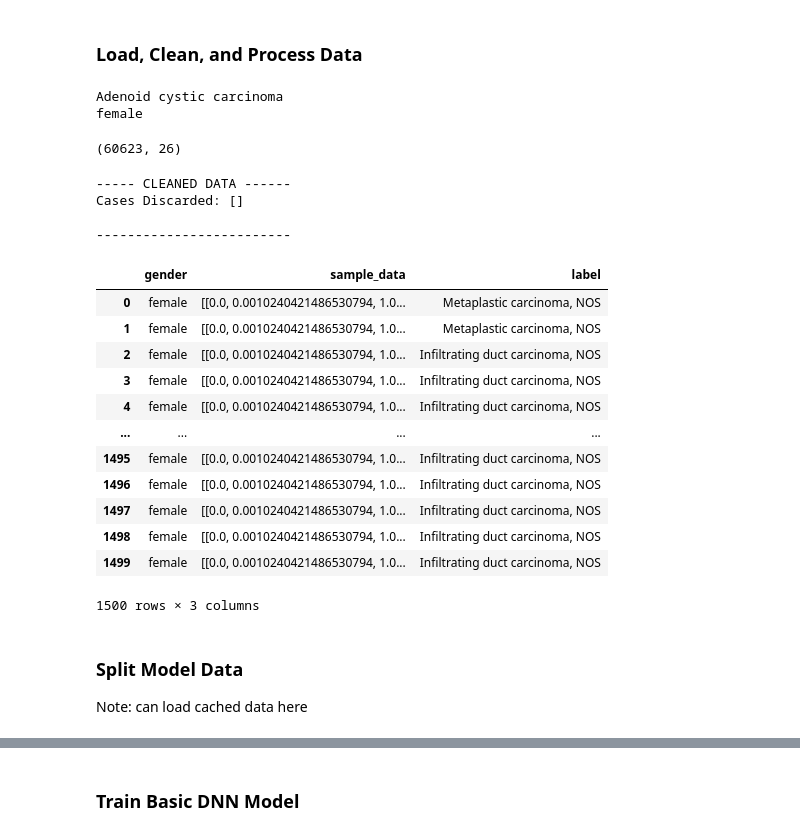
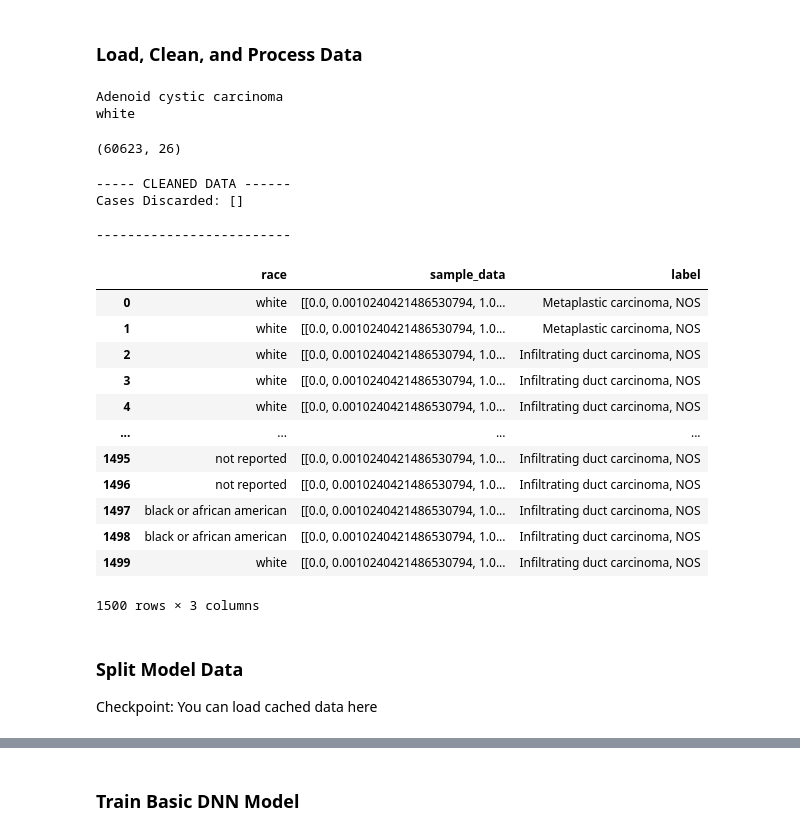
Before and after one commit to jlai03/Transfer-Learning-for-Racial-Sparsity-in-Genomic-Breast-Cancer-Data, a Jupyter notebook: main.ipynb, the cells around one changed output, grey strips where cells are left out. Drawn from its saved outputs; the diff is of its cells as text; code cells hidden in the pictures.

```diff
--- a/main.ipynb
+++ b/main.ipynb
@@ -43,9 +43,9 @@ df
 # %%
 # Map Case ID to Primary Diagnosis and Gender
 case_info = {}
-label_df = pd.read_csv("data/processed_labels/clinical.tsv", sep='\t')[["case_id", "gender", "primary_diagnosis"]]
+label_df = pd.read_csv("data/processed_labels/clinical.tsv", sep='\t')[["case_id", "race", "primary_diagnosis"]]
 for i, row in label_df.iterrows():
-    case_info[row.case_id] = {"gender": row.gender, "primary_diagnosis": row.primary_diagnosis}
+    case_info[row.case_id] = {"race": row.race, "primary_diagnosis": row.primary_diagnosis}
 # %%
 # FUNCTION: Encode Input Data into Numeric Array Data
 #          [note - final array only includes gene length, chromosome num. and CNV]
@@ -79,21 +79,21 @@ case_id = "0045349c-69d9-4306-a403-c9c1fa836644"
 
 
 # Set up Labels, x = matrix(df) and y = prognosis
-gender = case_info[case_id]["gender"]
+race = case_info[case_id]["race"]
 x = encode_data(datapath)
 y = case_info[case_id]["primary_diagnosis"]
 
 print(y)
-print(gender)
+print(race)
 
 np.shape(x)
 # %% [output]
 Adenoid cystic carcinoma
-female
+white
 (60623, 26)
 # %%
 # Encode All Processed Data
-gender_list = []
+race_list = []
 x_list = []
 y_list = []
 
@@ -102,53 +102,53 @@ cases_discarded = []
 
 for case_id in tqdm(os.listdir("data/processed_data")):
     # CLEAN DATA: Discard data pt.'s with no label
     if case_id not in case_info:
         cases_discarded.append(case_id)
         continue
 
     # Get Diagnosis
     primary_diagnosis = case_info[case_id]["primary_diagnosis"]
-    gender = case_info[case_id]["gender"]
+    race = case_info[case_id]["race"]
 
     # Encode Data
     for file_name in os.listdir("data/processed_data/" + case_id):
         datapath = "data/processed_data/" + case_id + "/" + file_name
         x_list.append(encode_data(datapath))
 
         y_list.append(primary_diagnosis)
-        gender_list.append(gender)
+        race_list.append(race)
 
 print("\n----- CLEANED DATA ------")
 print("Cases Discarded:", cases_discarded)
 print("\n-------------------------")
 
 # Write Out to CSV File
-data_list = zip(gender_list, x_list, y_list)
-model_data_df = pd.DataFrame(data_list, columns=["gender", "sample_data", "label"])
+data_list = zip(race_list, x_list, y_list)
+model_data_df = pd.DataFrame(data_list, columns=["race", "sample_data", "label"])
 # model_data_df.to_csv("model_data.tsv", sep='\t', index=False)
 model_data_df.to_pickle("data/model_data.pkl")
 model_data_df
 # %% [output]
 ----- CLEANED DATA ------
 Cases Discarded: []
 
 -------------------------
-|  | gender | sample_data | label |
-| 0 | female | [[0.0, 0.0010240421486530794, 1.0... | Metaplastic carcinoma, NOS |
-| 1 | female | [[0.0, 0.0010240421486530794, 1.0... | Metaplastic carcinoma, NOS |
-| 2 | female | [[0.0, 0.0010240421486530794, 1.0... | Infiltrating duct carcinoma, NOS |
-| 3 | female | [[0.0, 0.0010240421486530794, 1.0... | Infiltrating duct carcinoma, NOS |
-| 4 | female | [[0.0, 0.0010240421486530794, 1.0... | Infiltrating duct carcinoma, NOS |
+|  | race | sample_data | label |
+| 0 | white | [[0.0, 0.0010240421486530794, 1.0... | Metaplastic carcinoma, NOS |
+| 1 | white | [[0.0, 0.0010240421486530794, 1.0... | Metaplastic carcinoma, NOS |
+| 2 | white | [[0.0, 0.0010240421486530794, 1.0... | Infiltrating duct carcinoma, NOS |
+| 3 | white | [[0.0, 0.0010240421486530794, 1.0... | Infiltrating duct carcinoma, NOS |
+| 4 | white | [[0.0, 0.0010240421486530794, 1.0... | Infiltrating duct carcinoma, NOS |
 | ... | ... | ... | ... |
-| 1495 | female | [[0.0, 0.0010240421486530794, 1.0... | Infiltrating duct carcinoma, NOS |
-| 1496 | female | [[0.0, 0.0010240421486530794, 1.0... | Infiltrating duct carcinoma, NOS |
-| 1497 | female | [[0.0, 0.0010240421486530794, 1.0... | Infiltrating duct carcinoma, NOS |
-| 1498 | female | [[0.0, 0.0010240421486530794, 1.0... | Infiltrating duct carcinoma, NOS |
-| 1499 | female | [[0.0, 0.0010240421486530794, 1.0... | Infiltrating duct carcinoma, NOS |
+| 1495 | not reported | [[0.0, 0.0010240421486530794, 1.0... | Infiltrating duct carcinoma, NOS |
+| 1496 | not reported | [[0.0, 0.0010240421486530794, 1.0... | Infiltrating duct carcinoma, NOS |
+| 1497 | black or african american | [[0.0, 0.0010240421486530794, 1.0... | Infiltrating duct carcinoma, NOS |
+| 1498 | black or african american | [[0.0, 0.0010240421486530794, 1.0... | Infiltrating duct carcinoma, NOS |
+| 1499 | white | [[0.0, 0.0010240421486530794, 1.0... | Infiltrating duct carcinoma, NOS |
 1500 rows × 3 columns
 # %% [markdown]
 ### Split Model Data
-Note: can load cached data here
+Checkpoint: You can load cached data here
 # %%
 # Test Loading Data
 model_data_df = pickle.load(open('data/model_data.pkl', 'rb'))
```
Also changed, not shown: parts of 5 cells of this notebook, 1 other file.
